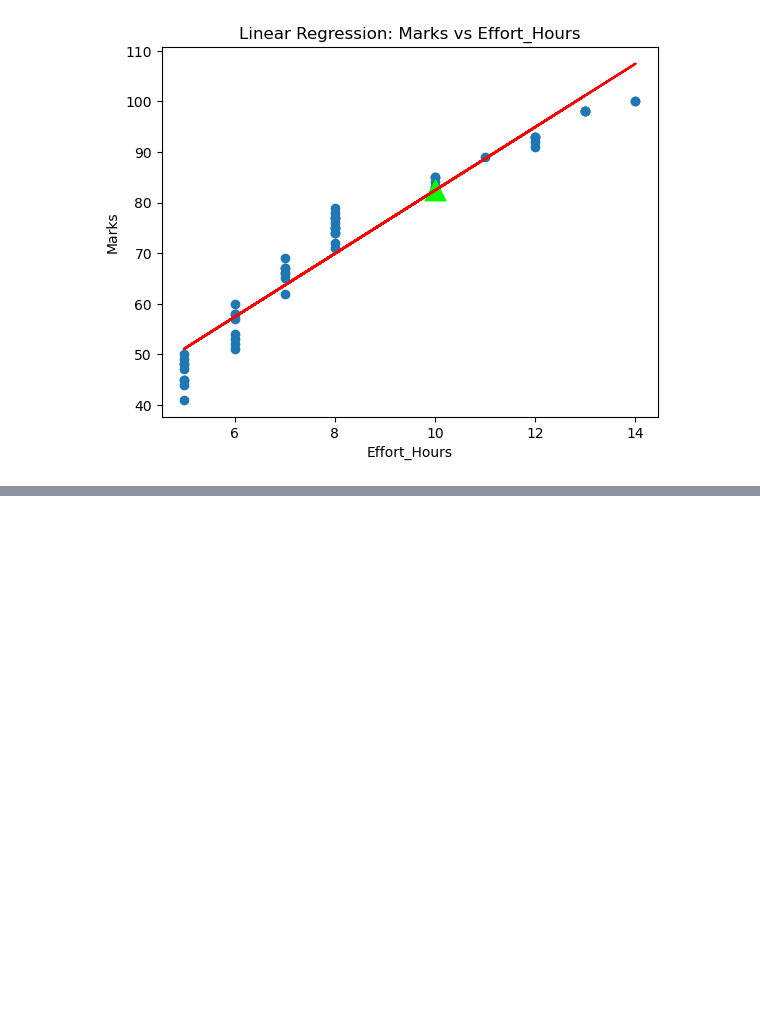
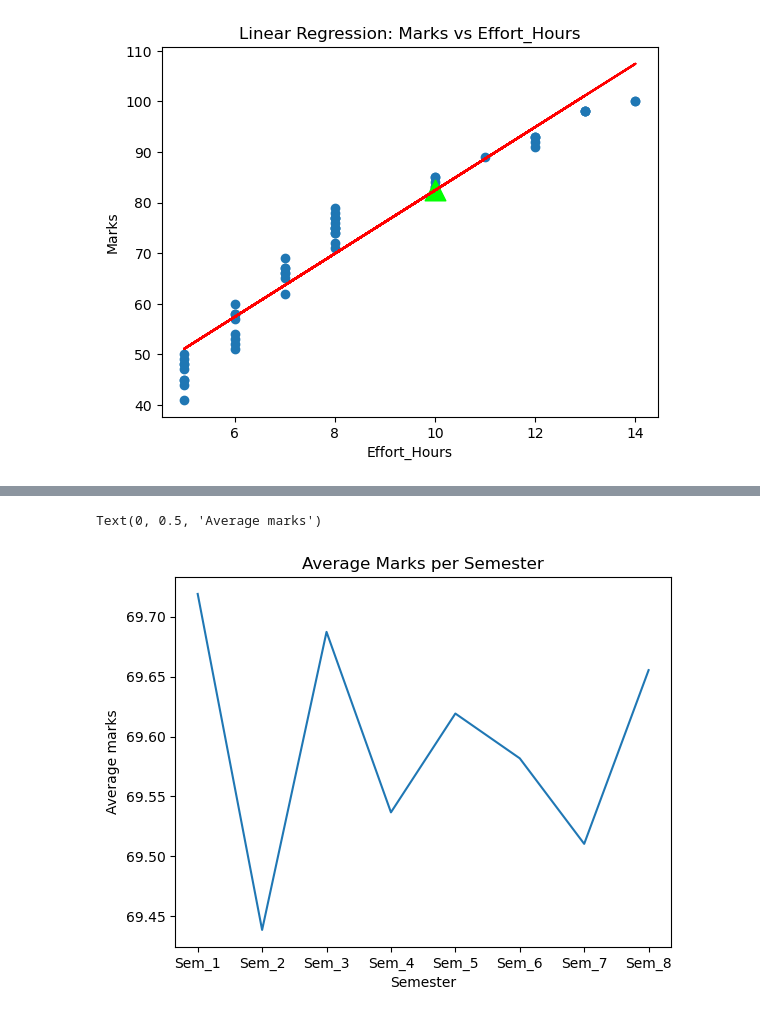
Before and after one commit to jbeau085/DB2-assign2, a Jupyter notebook: DB-Assign2.ipynb, the cells around one changed output, grey strips where cells are left out. Drawn from its saved outputs; the diff is of its cells as text; code cells hidden in the pictures; blank space fills up the shorter version.

```diff
--- a/DB-Assign2.ipynb
+++ b/DB-Assign2.ipynb
@@ -384,0 +414,10 @@ Accuracy: 93.80%
+# %%
+avg_marks_sem = perf_df.groupby('Semster_Name')['Marks'].mean().reset_index()
+
+plt.plot(avg_marks_sem['Semster_Name'], avg_marks_sem['Marks'])
+plt.title('Average Marks per Semester')
+plt.xlabel('Semester')
+plt.ylabel('Average marks')
+# %% [output]
+Text(0, 0.5, 'Average marks')
+[figure, added]
```
Also changed, not shown: parts of 3 cells of this notebook.
